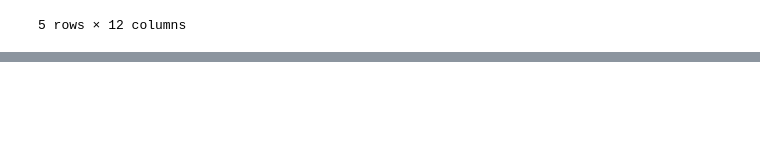
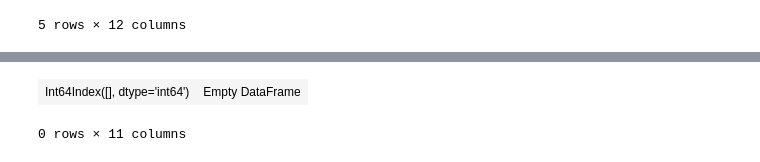
Before and after one commit to rjrest/comp-clustering, a Jupyter notebook: feature_engineer.ipynb, the cells around one changed output, grey strips where cells are left out. Saved outputs shown, nothing was run; the diff lists cells and outputs as text; code cells hidden in the pictures; blank space fills up the shorter version.

```diff
--- a/feature_engineer.ipynb
+++ b/feature_engineer.ipynb
@@ -1039,0 +1077,5 @@ df_Countries
+# %%
+M11 [ M11.duplicated(cols='CompetitionId')]
+# %% [output]
+| Int64Index([], dtype='int64') | Empty DataFrame |
+0 rows × 11 columns
```
Also changed, not shown: parts of 7 cells of this notebook.
